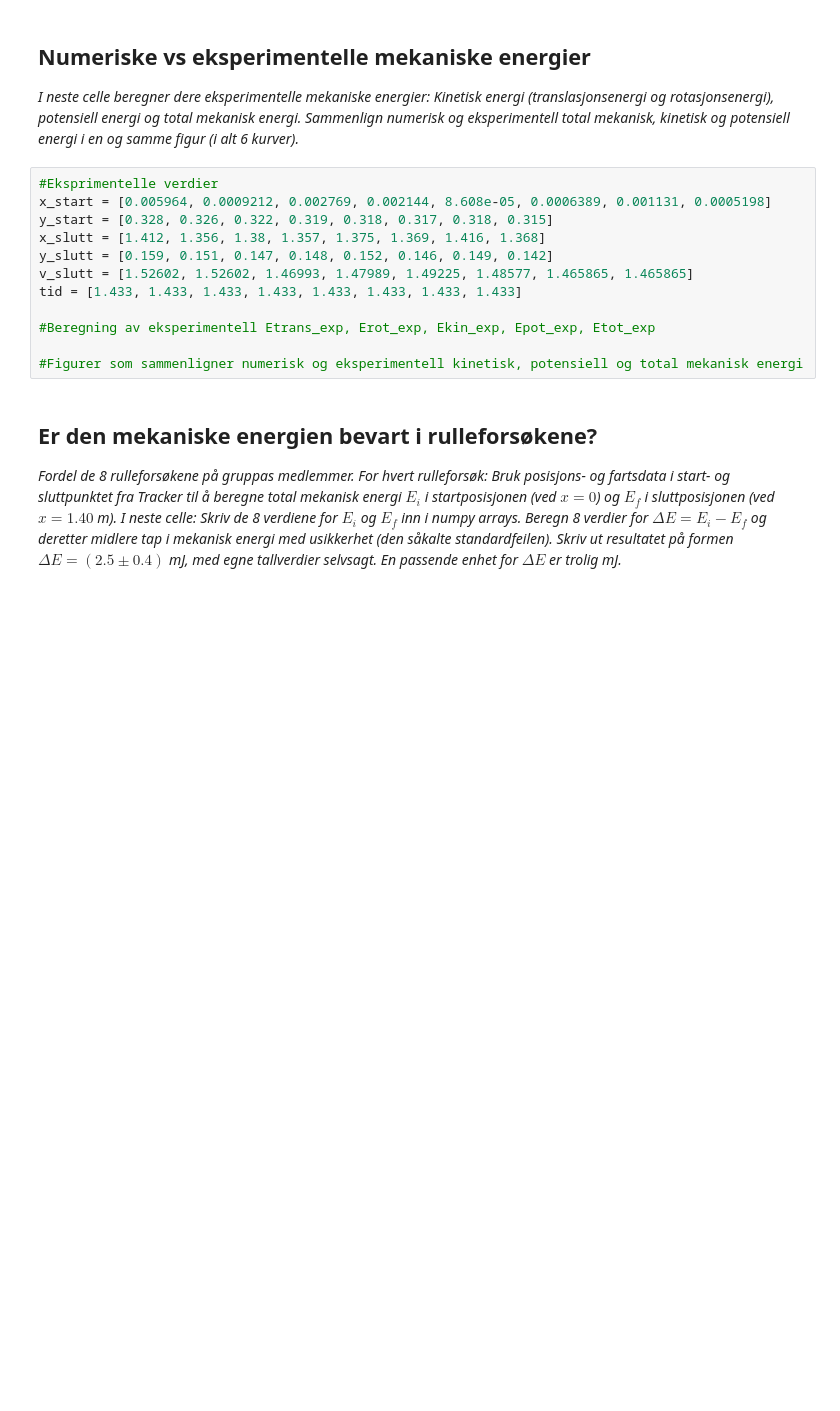
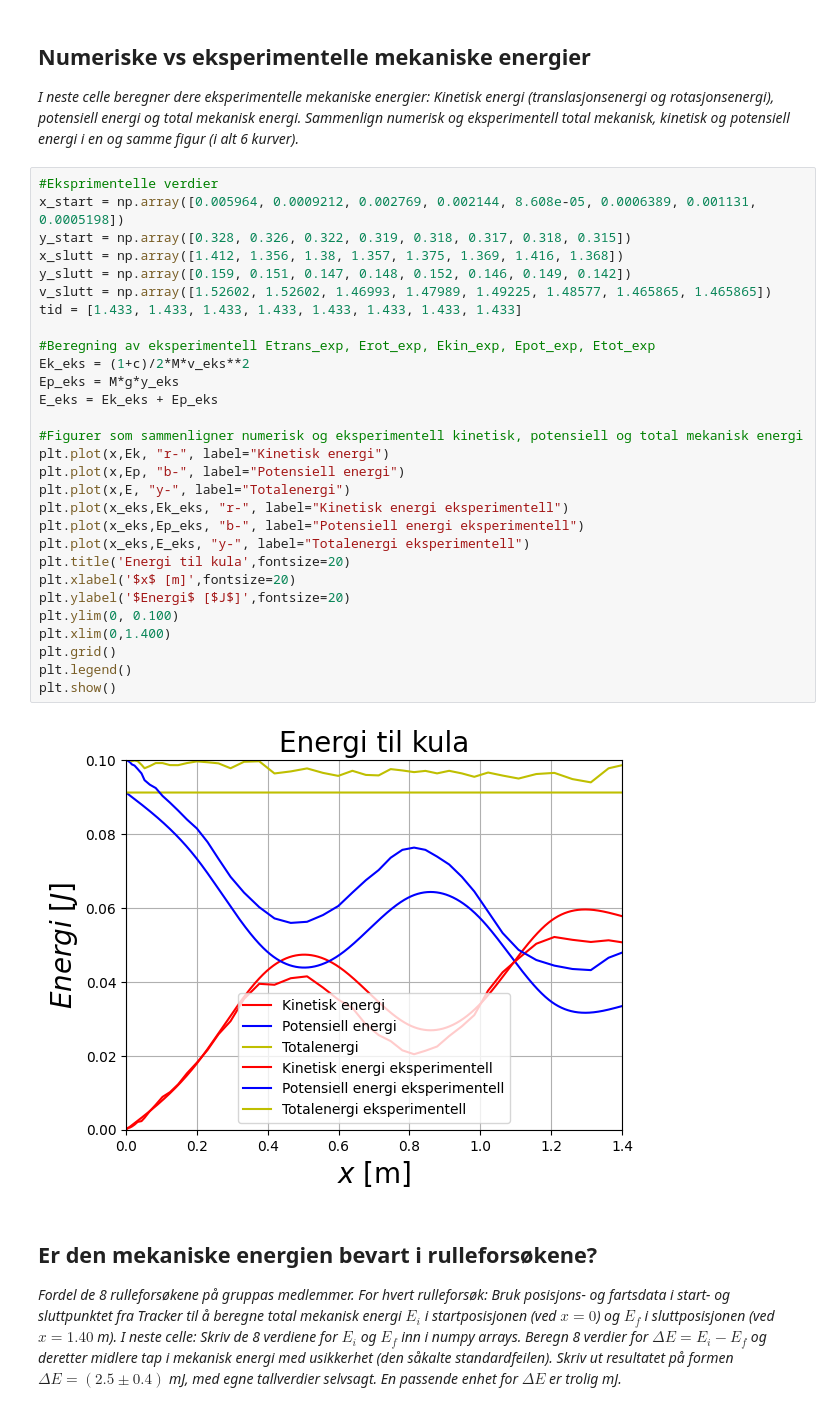
Before and after one commit to okhel/fyslab, a Jupyter notebook: mal_V24.ipynb, the cells around one changed output. Saved outputs shown, nothing was run; the diff lists cells and outputs as text; blank space fills up the shorter version.

```diff
--- a/mal_V24.ipynb
+++ b/mal_V24.ipynb
@@ -400,16 +416,35 @@ plt.show()
 *I neste celle beregner dere eksperimentelle mekaniske energier: Kinetisk energi (translasjonsenergi og rotasjonsenergi), potensiell energi og total mekanisk energi. Sammenlign numerisk og eksperimentell total mekanisk, kinetisk og potensiell energi i en og samme figur (i alt 6 kurver).*
 # %%
 #Eksprimentelle verdier
-x_start = [0.005964, 0.0009212, 0.002769, 0.002144, 8.608e-05, 0.0006389, 0.001131, 0.0005198]
-y_start = [0.328, 0.326, 0.322, 0.319, 0.318, 0.317, 0.318, 0.315]
-x_slutt = [1.412, 1.356, 1.38, 1.357, 1.375, 1.369, 1.416, 1.368]
-y_slutt = [0.159, 0.151, 0.147, 0.148, 0.152, 0.146, 0.149, 0.142]
-v_slutt = [1.52602, 1.52602, 1.46993, 1.47989, 1.49225, 1.48577, 1.465865, 1.465865]
+x_start = np.array([0.005964, 0.0009212, 0.002769, 0.002144, 8.608e-05, 0.0006389, 0.001131, 0.0005198])
+y_start = np.array([0.328, 0.326, 0.322, 0.319, 0.318, 0.317, 0.318, 0.315])
+x_slutt = np.array([1.412, 1.356, 1.38, 1.357, 1.375, 1.369, 1.416, 1.368])
+y_slutt = np.array([0.159, 0.151, 0.147, 0.148, 0.152, 0.146, 0.149, 0.142])
+v_slutt = np.array([1.52602, 1.52602, 1.46993, 1.47989, 1.49225, 1.48577, 1.465865, 1.465865])
 tid = [1.433, 1.433, 1.433, 1.433, 1.433, 1.433, 1.433, 1.433]
 
 #Beregning av eksperimentell Etrans_exp, Erot_exp, Ekin_exp, Epot_exp, Etot_exp
+Ek_eks = (1+c)/2*M*v_eks**2
+Ep_eks = M*g*y_eks
+E_eks = Ek_eks + Ep_eks
 
 #Figurer som sammenligner numerisk og eksperimentell kinetisk, potensiell og total mekanisk energi
+plt.plot(x,Ek, "r-", label="Kinetisk energi")
+plt.plot(x,Ep, "b-", label="Potensiell energi")
+plt.plot(x,E, "y-", label="Totalenergi")
+plt.plot(x_eks,Ek_eks, "r-", label="Kinetisk energi eksperimentell")
+plt.plot(x_eks,Ep_eks, "b-", label="Potensiell energi eksperimentell")
+plt.plot(x_eks,E_eks, "y-", label="Totalenergi eksperimentell")
+plt.title('Energi til kula',fontsize=20)
+plt.xlabel('$x$ [m]',fontsize=20)
+plt.ylabel('$Energi$ [$J$]',fontsize=20)
+plt.ylim(0, 0.100)
+plt.xlim(0,1.400)
+plt.grid()
+plt.legend()
+plt.show()
+# %% [output]
+[figure, added]
 # %% [markdown]
 ## Er den mekaniske energien bevart i rulleforsøkene?
 *Fordel de 8 rulleforsøkene på gruppas medlemmer. For hvert rulleforsøk: Bruk posisjons- og fartsdata i start- og sluttpunktet fra Tracker til å beregne total mekanisk energi $E_i$ i startposisjonen (ved $x=0$) og $E_f$ i sluttposisjonen (ved $x=1.40$ m). I neste celle: Skriv de 8 verdiene for $E_i$ og $E_f$ inn i numpy arrays. Beregn 8 verdier for $\Delta E = E_i-E_f$ og deretter midlere tap i mekanisk energi med usikkerhet (den såkalte standardfeilen). Skriv ut resultatet på formen $\Delta E = (2.5 \pm 0.4)$ mJ, med egne tallverdier selvsagt. En passende enhet for $\Delta E$ er trolig mJ.*
```
Also changed, not shown: parts of 3 cells of this notebook.
